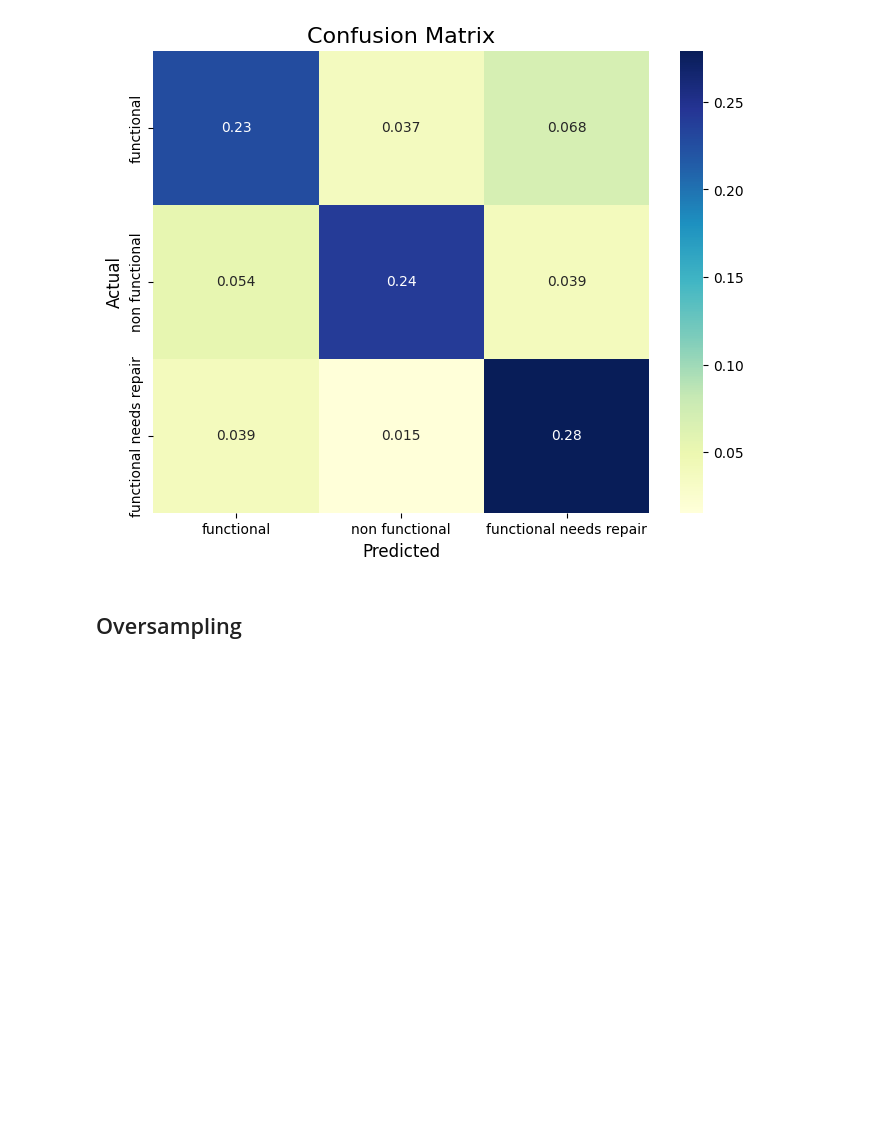
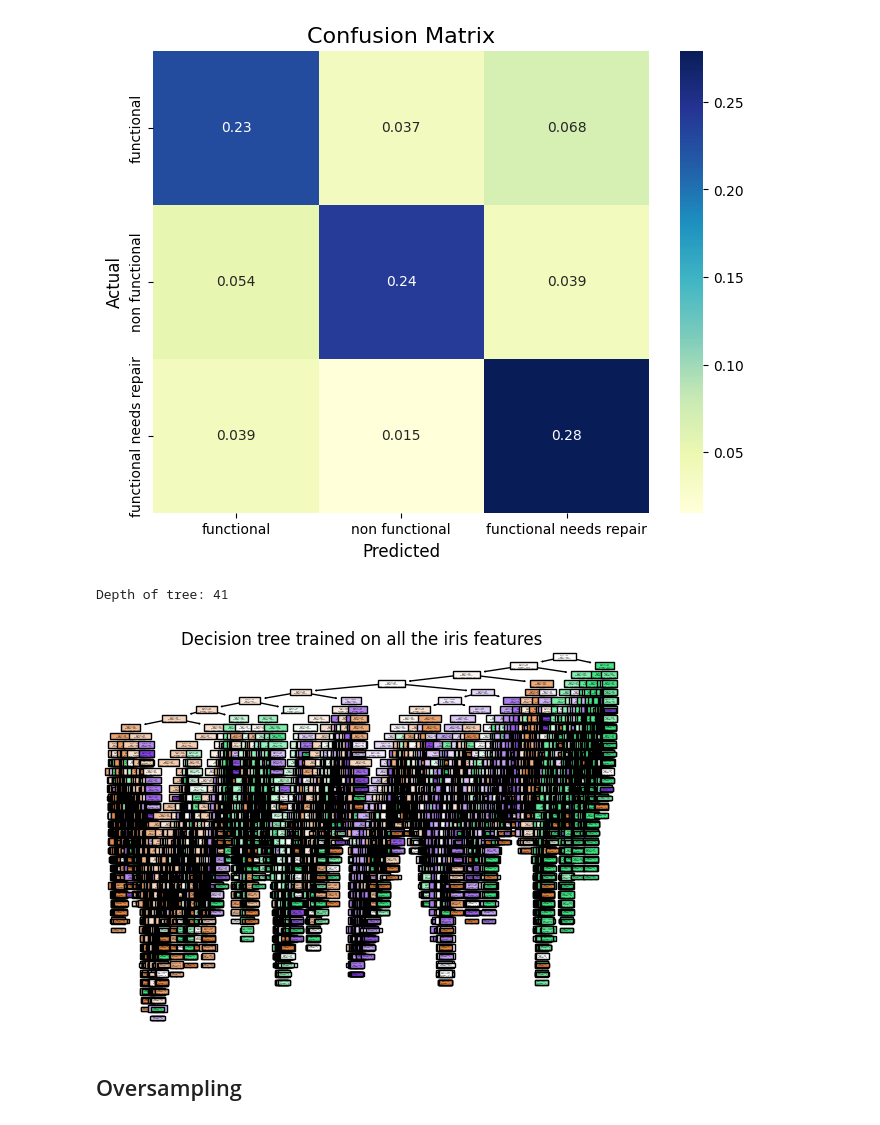
Before and after one commit to floranuta/Data_Circle, a Jupyter notebook: notebooks/model_development.ipynb, the cells around one changed output. Cells and saved outputs as stored; diff of their text form; code cells hidden in the pictures; blank space fills up the shorter version.

Commit message:
Added decision tree interpretation

```diff
--- a/notebooks/model_development.ipynb
+++ b/notebooks/model_development.ipynb
@@ -473,7 +458,7 @@ def run(data: pd.DataFrame,
 
         iteration += 1
 
-    return y_test_all, y_pred_all, accuracy_all
+    return y_test_all, y_pred_all, accuracy_all, classifier
 # %% [markdown]
 **Task 3: Implement evaluation mtrix and tune hyperparamter**
 - Implement classification report (accuracy, precision, F1 score etc.) and heat map and so on
@@ -513,6 +498,16 @@ def evaluate_model(y_test_all: list,
     plt.ylabel('Actual', fontsize=12)
     plt.title('Confusion Matrix',fontsize=16)
     plt.show()
+# %%
+def interpret_decision_tree(clf):
+  """ This function uses to interpret decision tree classifier. """
+
+  print(f"Depth of tree: {clf.get_depth()}")
+
+  plt.figure()
+  plot_tree(clf, filled=True)
+  plt.title("Decision tree trained on all the iris features")
+  plt.show()
 # %% [markdown]
 # Experiment
 # %% [markdown]
@@ -766,7 +761,7 @@ functional needs repair       0.54      0.62      0.57     32255
 # Source: https://www.datacamp.com/tutorial/decision-tree-classification-python
 classifier = DecisionTreeClassifier()
 
-y_test_all, y_pred_all, accuracy_all = run(data=encoded_data,
+y_test_all, y_pred_all, accuracy_all, clf = run(data=encoded_data,
                                             is_oversample=True,
                                             classifier=classifier,
                                             k_fold_split=40,
@@ -805,6 +800,11 @@ functional needs repair       0.72      0.84      0.78     32255
            weighted avg       0.75      0.75      0.75     96765
 [figure]
 [figure]
+# %%
+interpret_decision_tree(clf)
+# %% [output]
+Depth of tree: 41
+[figure, added]
 # %% [markdown]
 ## Oversampling
 # %% [markdown]
```
Also changed, not shown: parts of 4 cells of this notebook.
